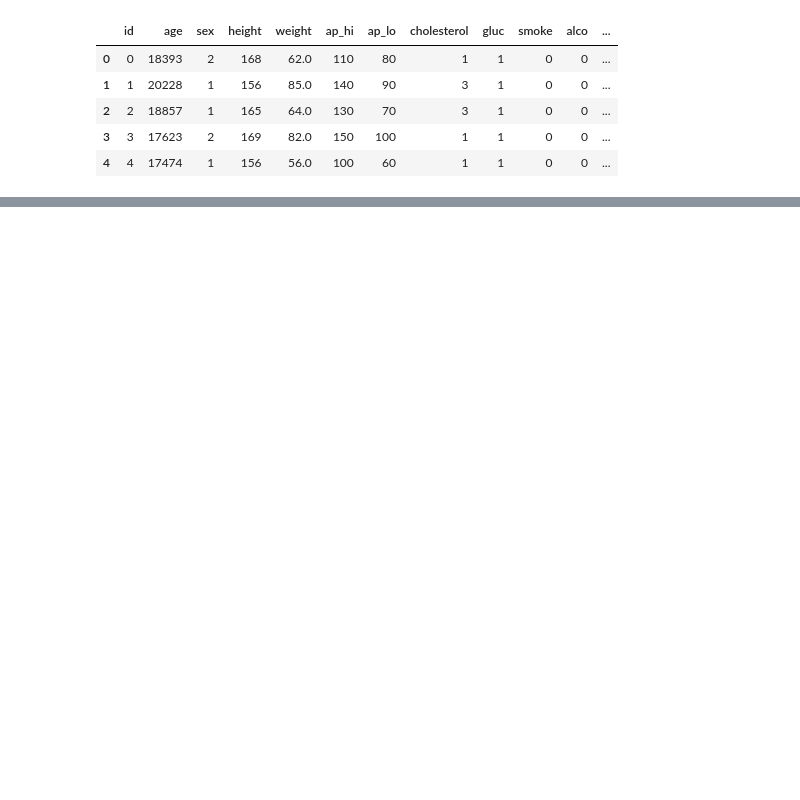
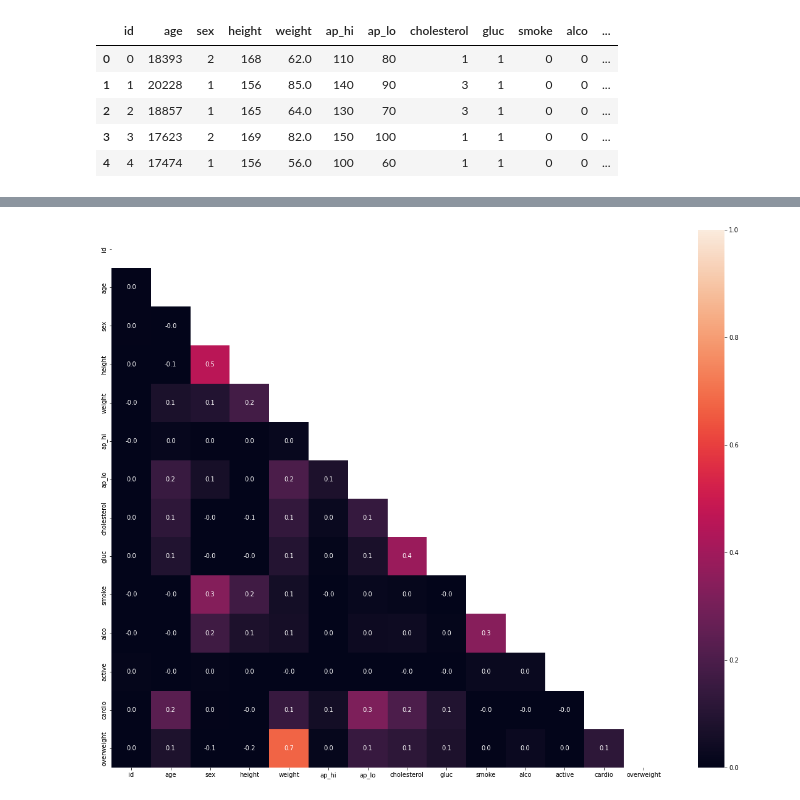
Before and after one commit to chewzzz1014/data-analysts-projects, a Jupyter notebook: freeCodeCamp/Medical-Data-Visualizer/main.ipynb, the cells around one changed output, grey strips where cells are left out. Saved outputs shown, nothing was run; the diff lists cells and outputs as text; code cells hidden in the pictures; blank space fills up the shorter version.

```diff
--- a/freeCodeCamp/Medical-Data-Visualizer/main.ipynb
+++ b/freeCodeCamp/Medical-Data-Visualizer/main.ipynb
@@ -17,0 +91,6 @@ df.head(5)
+# %%
+plt.figure(figsize=(20, 16))
+
+sns.heatmap(df.corr(), annot=True, vmin=0, vmax=1, fmt=".1f", mask=np.triu(df.corr()));
+# %% [output]
+[figure, added]
```
Also changed, not shown: parts of 4 cells of this notebook.
